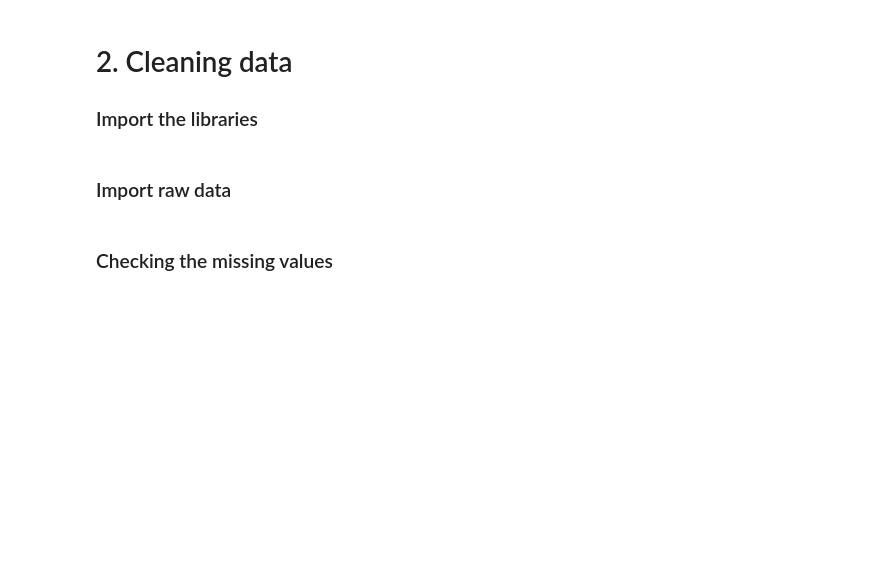
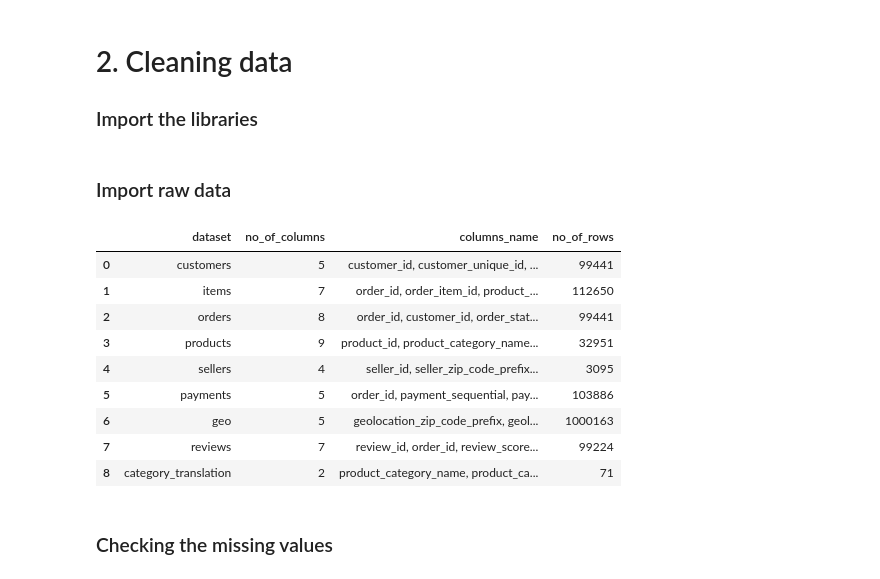
Before and after one commit to yenle2092/Final_Project_Customer_Retention_E-Commerce, a Jupyter notebook: Collection_cleaning_data.ipynb, the cells around one changed output. Saved outputs shown, nothing was run; the diff lists cells and outputs as text; code cells hidden in the pictures; blank space fills up the shorter version.

```diff
--- a/Collection_cleaning_data.ipynb
+++ b/Collection_cleaning_data.ipynb
@@ -158,6 +158,29 @@ category_translation = pd.read_csv(path + 'product_category_name_translation.csv
 items = pd.read_csv(path + 'olist_order_items_dataset.csv')
 geo = pd.read_csv(path + 'olist_geolocation_dataset.csv',encoding='ISO-8859-1')
 reviews = pd.read_csv(path + 'olist_order_reviews_dataset.csv')
+# %%
+datasets = [customers, items, orders, products, sellers, payments, geo, reviews, category_translation]
+titles = ["customers","items", "orders", "products", 'sellers', 'payments', 'geo', "reviews", "category_translation"]
+
+info_df = pd.DataFrame({},)
+info_df['dataset']= titles
+
+info_df['no_of_columns']= [len(df.columns) for df in datasets ]
+info_df['columns_name']= [', '.join(list(df.columns)) for df in datasets]
+info_df['no_of_rows'] = [len(df) for df in datasets]
+
+info_df.style.background_gradient()
+# %% [output]
+|  | dataset | no_of_columns | columns_name | no_of_rows |
+| 0 | customers | 5 | customer_id, customer_unique_id, ... | 99441 |
+| 1 | items | 7 | order_id, order_item_id, product_... | 112650 |
+| 2 | orders | 8 | order_id, customer_id, order_stat... | 99441 |
+| 3 | products | 9 | product_id, product_category_name... | 32951 |
+| 4 | sellers | 4 | seller_id, seller_zip_code_prefix... | 3095 |
+| 5 | payments | 5 | order_id, payment_sequential, pay... | 103886 |
+| 6 | geo | 5 | geolocation_zip_code_prefix, geol... | 1000163 |
+| 7 | reviews | 7 | review_id, order_id, review_score... | 99224 |
+| 8 | category_translation | 2 | product_category_name, product_ca... | 71 |
 # %% [markdown]
 ### Checking the missing values
 # %%
```
Also changed, not shown: parts of 1 cell of this notebook, 7 other files.
